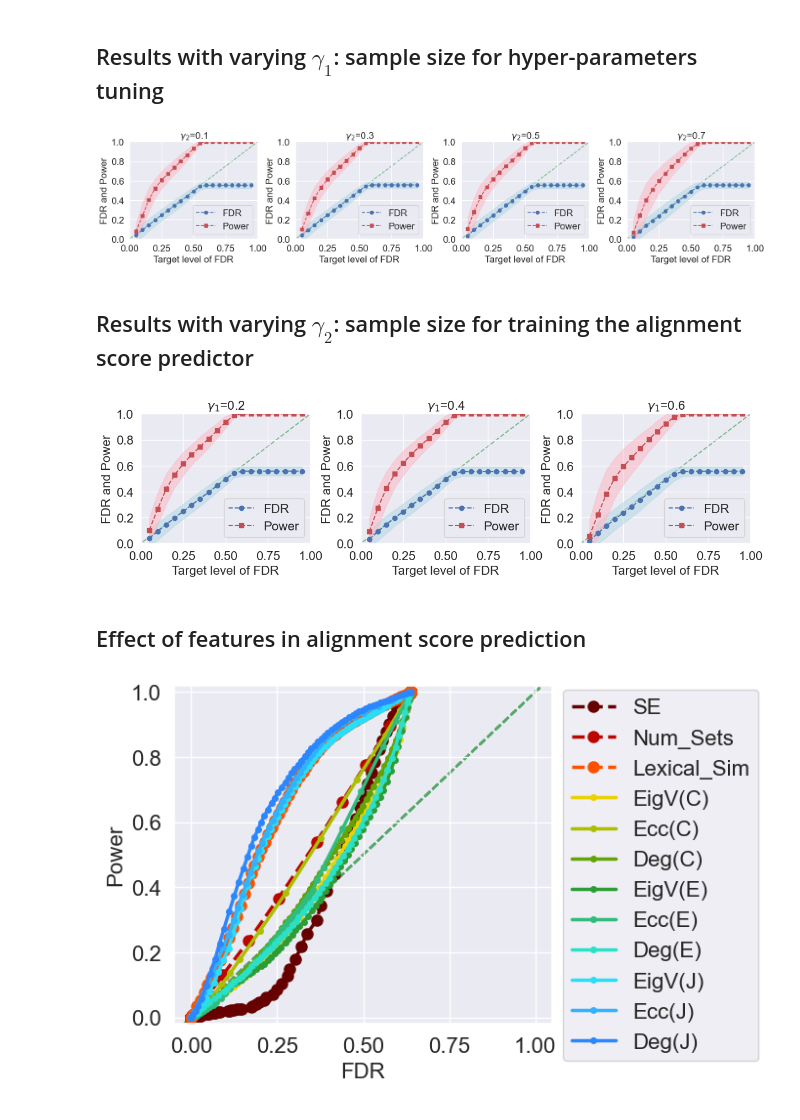
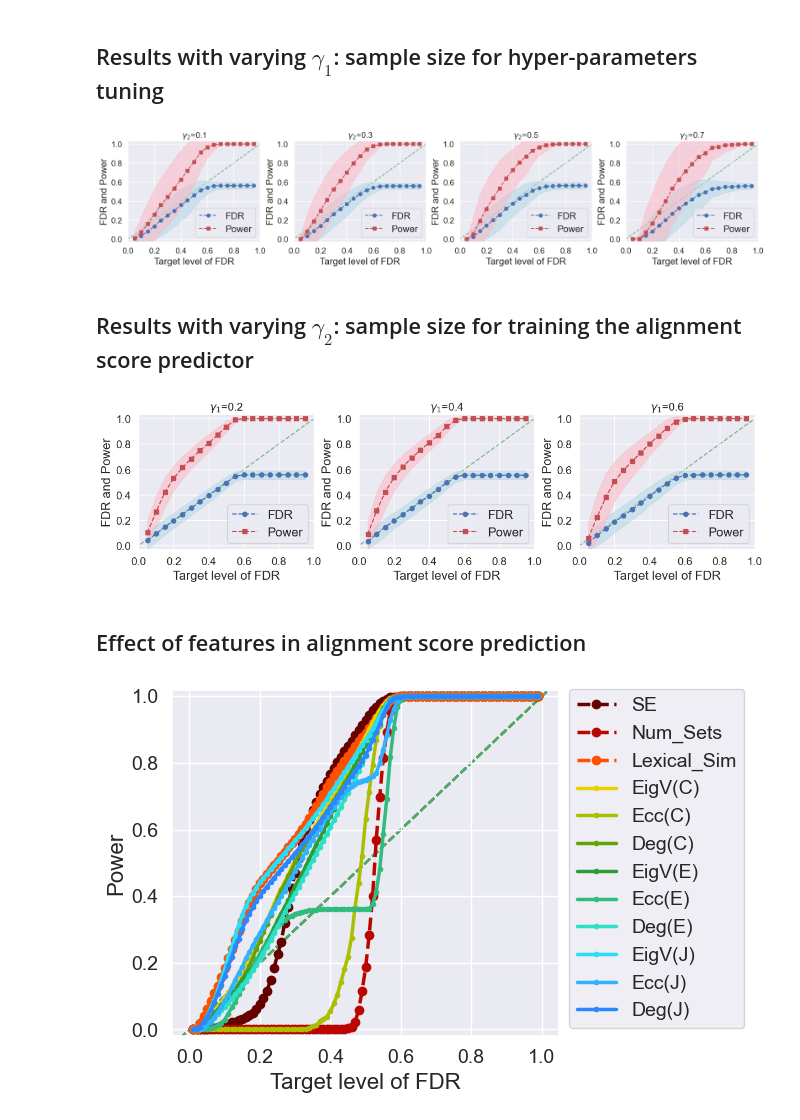
Before and after one commit to yugjerry/conformal-alignment, a Jupyter notebook: cxr/notebook/run_cxr.ipynb, the cells around one changed output. Drawn from its saved outputs; the diff is of its cells as text; code cells hidden in the pictures.

```diff
--- a/cxr/notebook/run_cxr.ipynb
+++ b/cxr/notebook/run_cxr.ipynb
@@ -300,7 +300,7 @@ for split_pr_tune in [0.2]:
                     ax[i].set_xlim(lims)
                     ax[i].set_ylim(lims)
                     ax[i].set_xlim((0,1))
-                    ax[i].set_ylim((0,1))
+                    ax[i].set_ylim((-0.03,1.03))
                     ax[i].legend(loc='best', prop = { "size": 16 })
 
 
@@ -318,7 +318,7 @@ for split_pr_tune in [0.2]:
 repN = 500
 data = 'cxr'
 model = 'trained'
-train_size_seq = [2000]
+train_size_seq = [100]
 pr_seq = [0.1,0.3,0.5,0.7]
 
 for split_pr_tune in [0.2]:
@@ -379,13 +379,13 @@ for split_pr_tune in [0.2]:
                 ax[i].set_xlim(lims)
                 ax[i].set_ylim(lims)
                 ax[i].set_xlim((0,1))
-                ax[i].set_ylim((0,1))
+                ax[i].set_ylim((-0.03,1.03))
                 ax[i].legend(loc='best', prop = { "size": 16 })
 
             plot_dir = f'./plots/fdp_plot_gamma_2_{model}_{data}_{uq_name}_{N}_{split_pr_tune}_{repN}.pdf'
             plt.savefig(plot_dir, dpi=400, bbox_inches='tight')
 # %% [output]
-[figure, old version]
+[figure, new version]
 # %% [markdown]
 ## Results with varying $\gamma_2$: sample size for training the alignment score predictor
 # %%
@@ -454,19 +454,30 @@ for split_pr in [0.3]:
                 ax[i].set_xlim(lims)
                 ax[i].set_ylim(lims)
                 ax[i].set_xlim((0,1))
-                ax[i].set_ylim((0,1))
+                ax[i].set_ylim((-0.03,1.03))
                 ax[i].legend(loc='best', prop = { "size": 16 })
 
 
             plot_dir = f'./plots/fdp_plot_gamma_1_{model}_{data}_{uq_name}_{N}_{split_pr}_{repN}.pdf'
             plt.savefig(plot_dir, dpi=400, bbox_inches='tight')
 # %% [output]
-[figure, old version]
+[figure, new version]
 # %% [markdown]
 ## Effect of features in alignment score prediction
 # %%
 import colorcet as cc
 from matplotlib.cm import get_cmap
+SMALL_SIZE = 14
+MEDIUM_SIZE = 16
+BIGGER_SIZE = 16
+
+plt.rc('font', size=SMALL_SIZE)          # controls default text sizes
+plt.rc('axes', titlesize=SMALL_SIZE)     # fontsize of the axes title
+plt.rc('axes', labelsize=MEDIUM_SIZE)    # fontsize of the x and y labels
+plt.rc('xtick', labelsize=SMALL_SIZE)    # fontsize of the tick labels
+plt.rc('ytick', labelsize=SMALL_SIZE)    # fontsize of the tick labels
+plt.rc('legend', fontsize=SMALL_SIZE)    # legend fontsize
+plt.rc('figure', titlesize=BIGGER_SIZE)  # fontsize of the figure title
 
 # ROC
 data = 'cxr'
@@ -504,6 +515,7 @@ def name_map(v):
             'blind': 'Basse Accuracy'}.get(v,v)
     return v
 
+q_seq = np.round(np.linspace(0.01,0.99,99),2)
 
 fig, ax = plt.subplots(1,1,figsize=(5, 4.5))
 
@@ -520,36 +532,42 @@ for i in range(len(idx_seq)):
     i_ = idx_seq[i]
     fdp_seq = fdr_uq[i_]
     power_seq = power_uq[i_]
     uq_nam = name_map(uq_list[i_])
     uq_nam = uq_nam.split('generations|')[-1]
 
     if uq_nam == 'Self_Eval':
         color = 'black'
         mark = 's'
         lty = '-'
     elif uq_nam in ['Num_Sets', 'SE', 'Lexical_Sim']:
         color = cc.fire[50*(i+1)]
         mark = 'o'
         lty = '--'
     else:
         color = cc.CET_C6[15*i]
         mark = '.'
         lty = '-'
 
-    ax.plot(fdp_seq, power_seq, linestyle=lty, marker=mark, markersize=8, linewidth=2.5, label=uq_nam, c=color)
-    ax.set_xlabel("FDR")
-    ax.set_ylabel("Power")
+    val = "Power"
+    if val == 'FDR':
+        val_seq = fdp_seq
+    else:
+        val_seq = power_seq
+    ax.plot(q_seq, val_seq, linestyle=lty, marker=mark, markersize=6, linewidth=2.5, label=uq_nam, c=color)
+    ax.set_xlabel("Target level of FDR")
+    ax.set_ylabel(val)
 
     lims = [
         np.min([ax.get_xlim(), ax.get_ylim()]),  # min of both axes
         np.max([ax.get_xlim(), ax.get_ylim()]),  # max of both axes
     ]
     ax.plot(lims, lims, 'g--', alpha=0.75, zorder=0)
     ax.set_xlim(lims)
     ax.set_ylim(lims)
     ax.set_ylim((-0.02,1.02))
-ax.legend(loc='best',bbox_to_anchor=(1, 1.02))
 
-plt.savefig(f'./plots/ROC_plot_{data}_{uq_name}_{N}_{split_pr_tune}_{split_pr}_{repN}.pdf', dpi=400, bbox_inches='tight')
+ax.legend(loc='best',bbox_to_anchor=(1, 1.03))
+
+plt.savefig(f'./plots/ROC_{val}_plot_{data}_{uq_name}_{N}_{split_pr_tune}_{split_pr}_{repN}.pdf', dpi=400, bbox_inches='tight')
 # %% [output]
-[figure, old version]
+[figure, new version]
```
Also changed, not shown: parts of 2 cells of this notebook, 4 other files.
